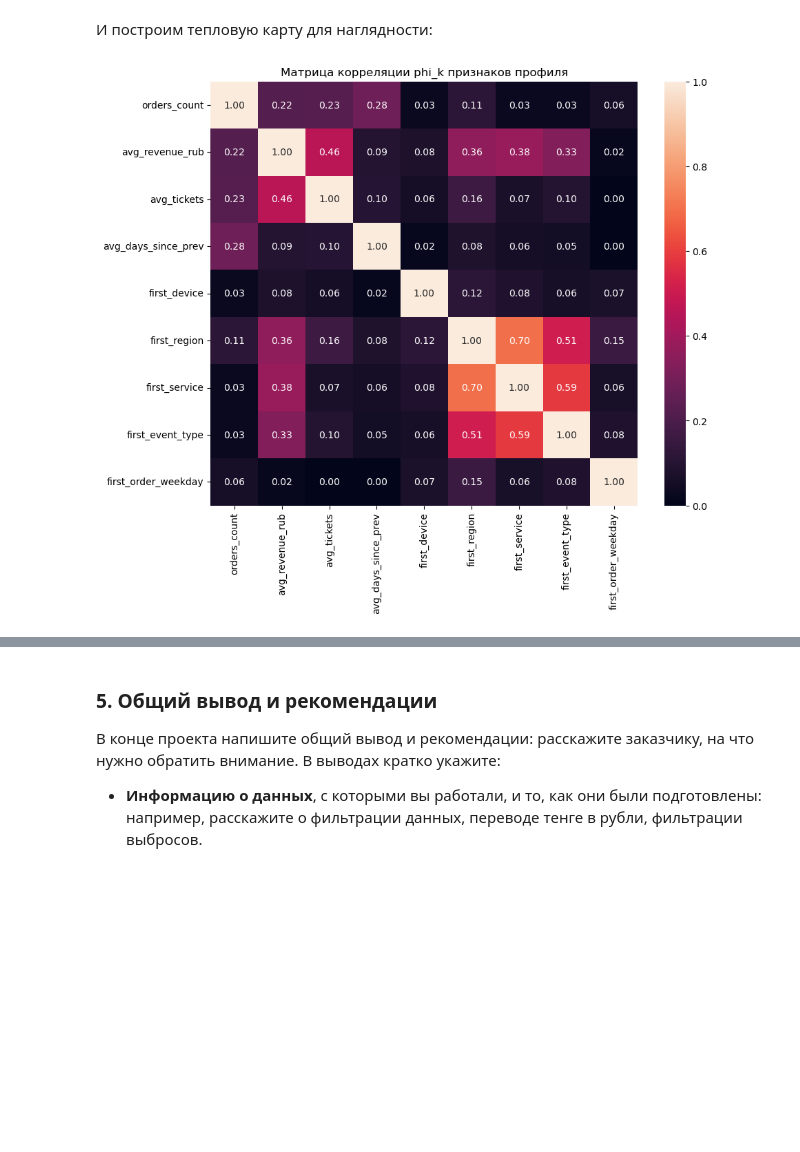
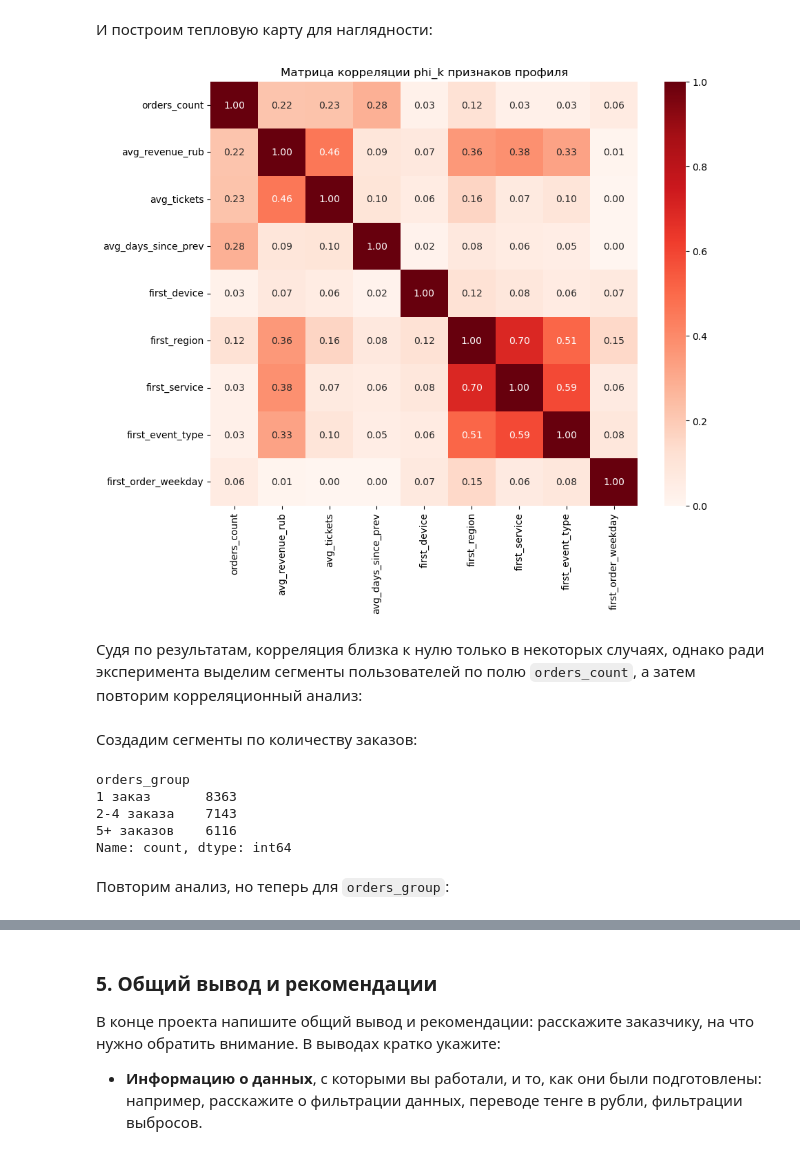
Before and after one commit to anthony-bogi/DS_Sprint9_Yandex_Afisha, a Jupyter notebook: Sprint9_project_Yandex_Afisha.ipynb, the cells around one changed output, grey strips where cells are left out. Saved outputs shown, nothing was run; the diff lists cells and outputs as text; code cells hidden in the pictures; blank space fills up the shorter version.

```diff
--- a/Sprint9_project_Yandex_Afisha.ipynb
+++ b/Sprint9_project_Yandex_Afisha.ipynb
@@ -509,0 +550,8 @@ memory usage: 18.9+ MB
+# %%
+full_duplicates = df.duplicated().sum()
+
+print(f'Количество полных дубликатов: {full_duplicates}')
+
+if full_duplicates > 0:
+    df = df.drop_duplicates()
+    print(f'Удалено {full_duplicates} полных дубликатов')
@@ -509,0 +564,8 @@ memory usage: 18.9+ MB
+# %%
+duplicate_orders = df['order_id'].duplicated().sum()
+
+print(f'Количество повторяющихся order_id: {duplicate_orders}')
+
+if duplicate_orders > 0:
+    df = df.drop_duplicates(subset='order_id')
+    print(f'Удалено {duplicate_orders} дублей заказов')
@@ -756,0 +826,9 @@ np.int64(381)
+# %%
+# Зафиксируем первоначальный размер df
+df_len = len(df)
+
+df = df[df['revenue_rub'] >= 0].copy()
+
+print(
+    f'После удаления отрицательной выручки осталось {len(df)} строк'
+)
@@ -2583,16 +2670,43 @@ phik_corr.style.background_gradient(cmap='RdYlGn_r')
 # %%
 plt.figure(figsize=(10, 8))
 
 sns.heatmap(
     data=phik_corr,
     annot=True,
-    fmt='.2f'
+    fmt='.2f',
+    cmap='Reds',
+    vmin=0,
+    vmax=1
 )
 
 plt.title(
     'Матрица корреляции phi_k признаков профиля'
 )
 
 plt.show()
 # %% [output]
-[figure, old version]
+[figure, new version]
+# %% [markdown]
+Судя по результатам, корреляция близка к нулю только в некоторых случаях, однако ради эксперимента выделим сегменты пользователей по полю `orders_count`, а затем повторим корреляционный анализ:
+# %% [markdown]
+Создадим сегменты по количеству заказов:
+# %%
+user_profile_filtered['orders_group'] = pd.cut(
+    user_profile_filtered['orders_count'],
+    bins=[0, 1, 4, user_profile_filtered['orders_count'].max()],
+    labels=[
+        '1 заказ',
+        '2-4 заказа',
+        '5+ заказов'
+    ]
+)
+
+user_profile_filtered['orders_group'].value_counts()
+# %% [output]
+orders_group
+1 заказ       8363
+2-4 заказа    7143
+5+ заказов    6116
+Name: count, dtype: int64
+# %% [markdown]
+Повторим анализ, но теперь для `orders_group`:
```
Also changed, not shown: parts of 140 cells of this notebook.
